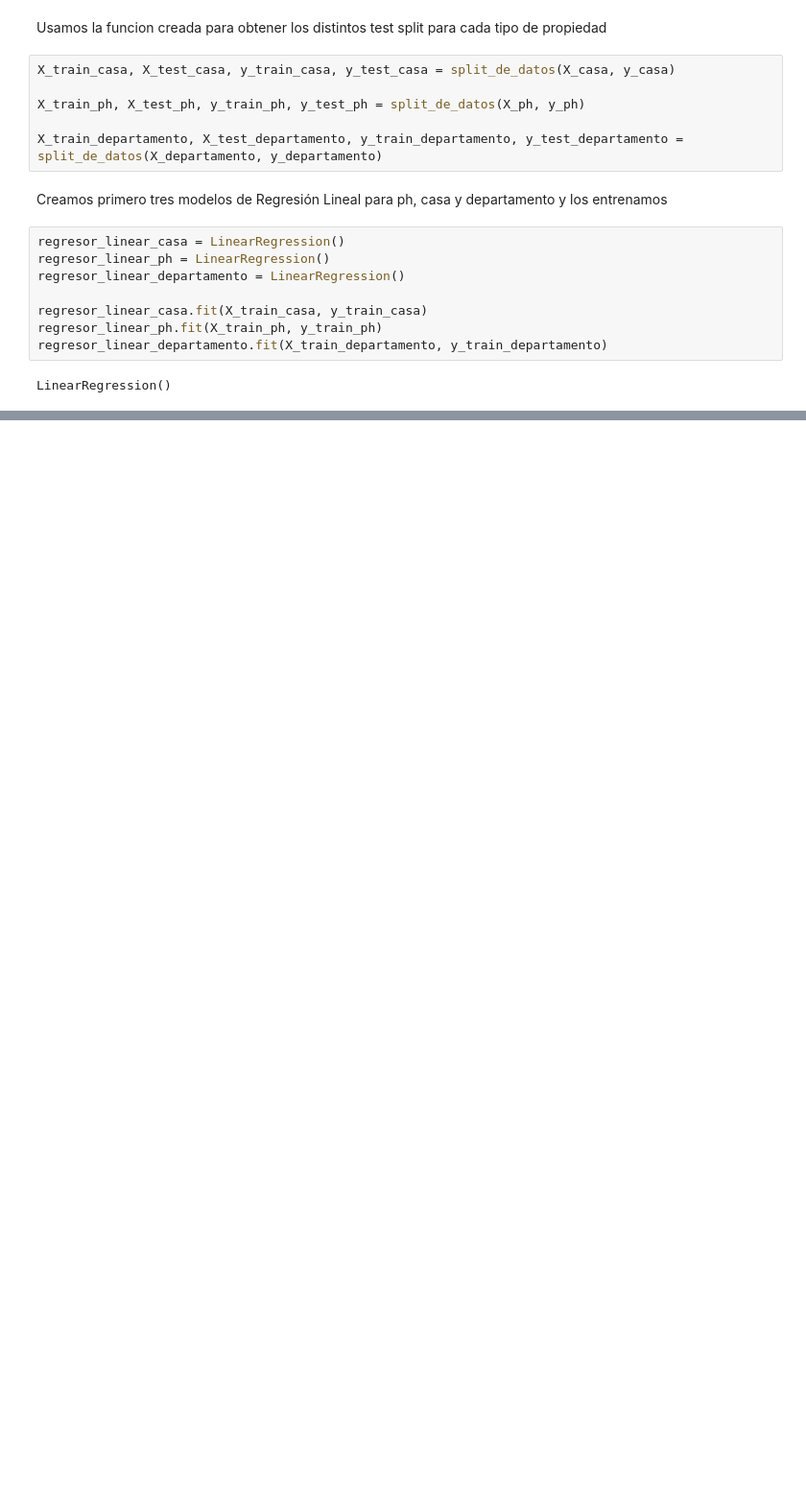
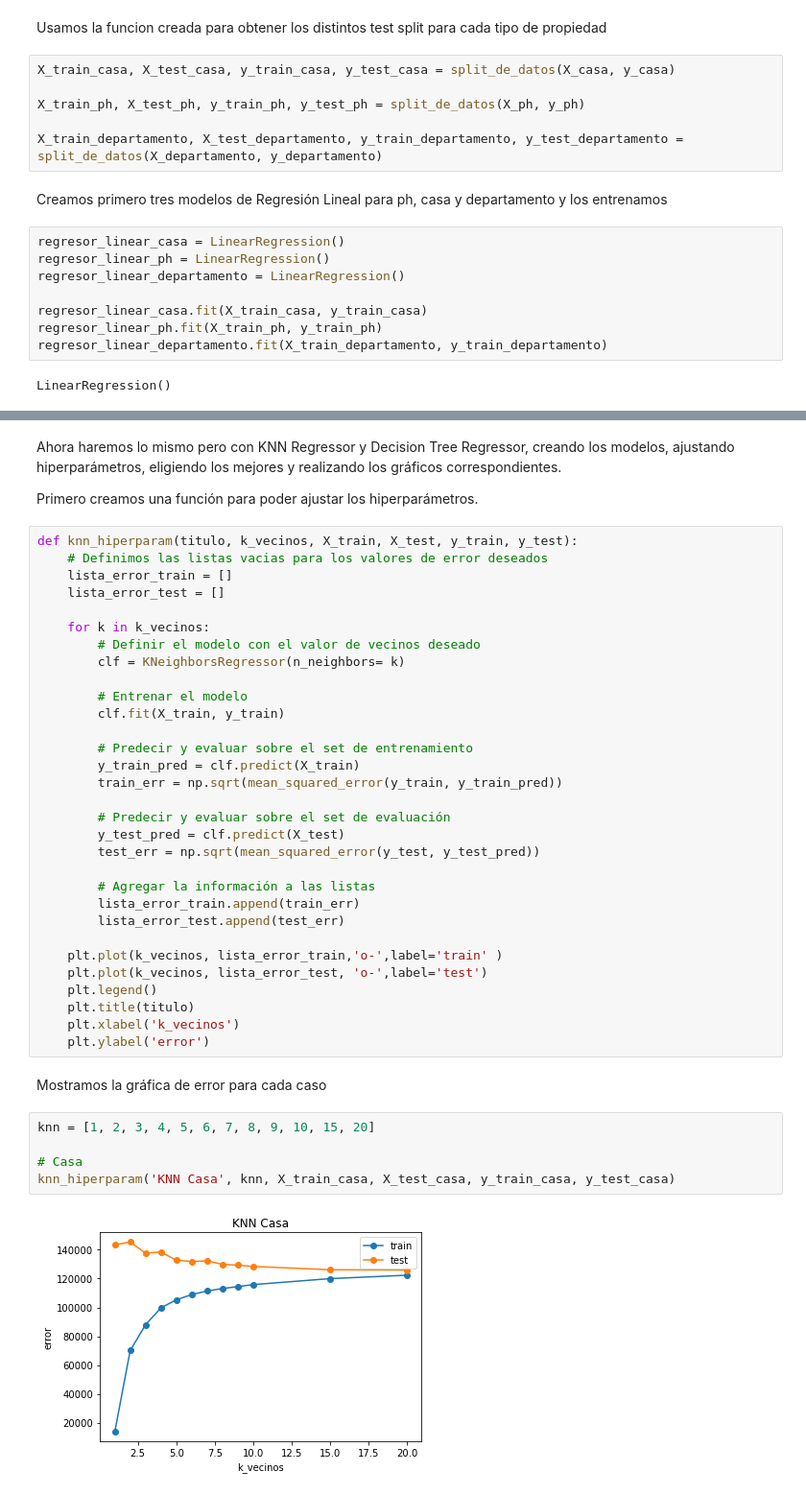
Before and after one commit to lucho64/Proyecto-01-DataScience-LucianoGil, a Jupyter notebook: Proyecto-01/Luciano_Gil_Proyecto_01.ipynb, the cells around one changed output, grey strips where cells are left out. Shown at 96% size. Cells and saved outputs as stored; diff of their text form; blank space fills up the shorter version.

```diff
--- a/Proyecto-01/Luciano_Gil_Proyecto_01.ipynb
+++ b/Proyecto-01/Luciano_Gil_Proyecto_01.ipynb
@@ -403,0 +414,44 @@ Raíz del error cuadrático medio en Test: 62506.12358991394
+# %% [markdown]
+Ahora haremos lo mismo pero con KNN Regressor y Decision Tree Regressor, creando los modelos, ajustando hiperparámetros, eligiendo los mejores y realizando los gráficos correspondientes.
+
+Primero creamos una función para poder ajustar los hiperparámetros.
+# %%
+def knn_hiperparam(titulo, k_vecinos, X_train, X_test, y_train, y_test):
+    # Definimos las listas vacias para los valores de error deseados
+    lista_error_train = []
+    lista_error_test = []
+
+    for k in k_vecinos:
+        # Definir el modelo con el valor de vecinos deseado
+        clf = KNeighborsRegressor(n_neighbors= k)
+
+        # Entrenar el modelo
+        clf.fit(X_train, y_train)
+
+        # Predecir y evaluar sobre el set de entrenamiento
+        y_train_pred = clf.predict(X_train)
+        train_err = np.sqrt(mean_squared_error(y_train, y_train_pred))
+
+        # Predecir y evaluar sobre el set de evaluación
+        y_test_pred = clf.predict(X_test)
+        test_err = np.sqrt(mean_squared_error(y_test, y_test_pred))
+
+        # Agregar la información a las listas
+        lista_error_train.append(train_err)
+        lista_error_test.append(test_err)
+
+    plt.plot(k_vecinos, lista_error_train,'o-',label='train' )
+    plt.plot(k_vecinos, lista_error_test, 'o-',label='test')
+    plt.legend()
+    plt.title(titulo)
+    plt.xlabel('k_vecinos')
+    plt.ylabel('error')
+# %% [markdown]
+Mostramos la gráfica de error para cada caso
+# %%
+knn = [1, 2, 3, 4, 5, 6, 7, 8, 9, 10, 15, 20]
+
+# Casa
+knn_hiperparam('KNN Casa', knn, X_train_casa, X_test_casa, y_train_casa, y_test_casa)
+# %% [output]
+[figure, added]
```
Also changed, not shown: parts of 21 cells of this notebook.
